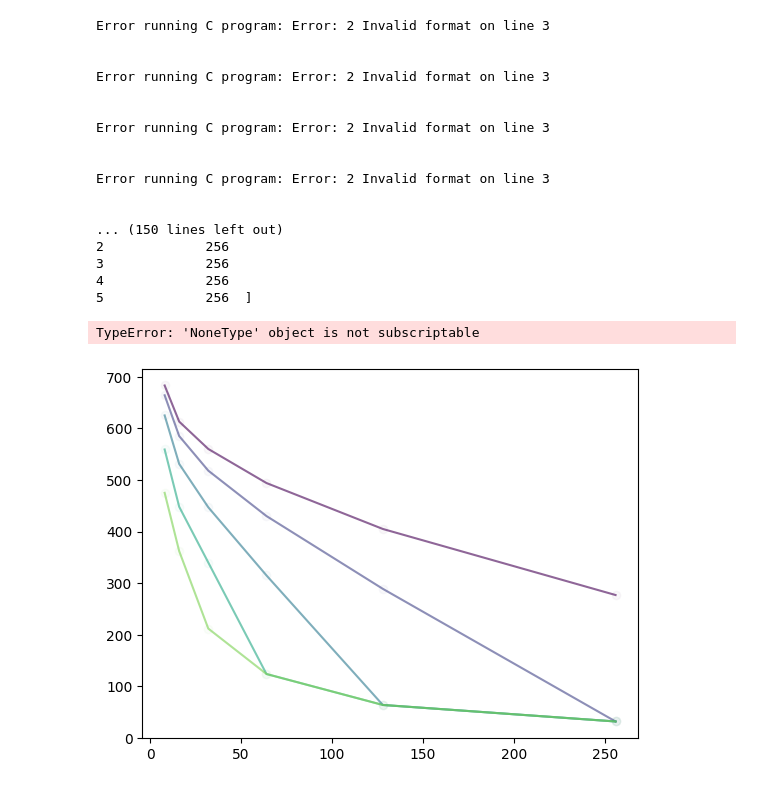
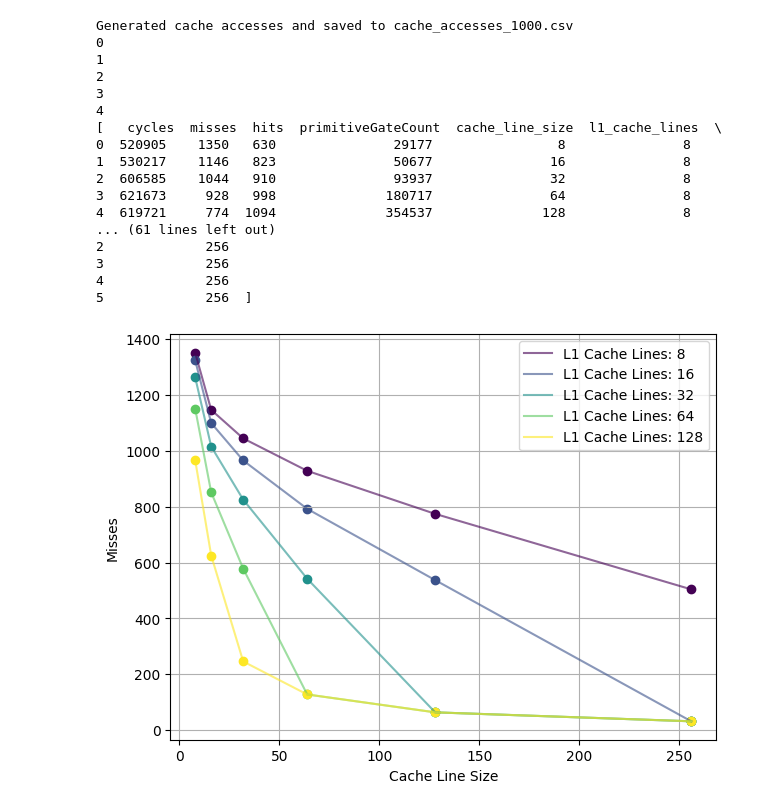
Before and after one commit to jkr11/cache_simulation, a Jupyter notebook: test.ipynb, the cells around one changed output. Cells and saved outputs as stored; diff of their text form; code cells hidden in the pictures.

```diff
--- a/test.ipynb
+++ b/test.ipynb
@@ -89,13 +95,13 @@ def save_accesses_to_csv(num_operations=500):
 
 
 
-def run_c_program(cache_line_size, l1_cache_lines, l2_cache_lines):
+def run_c_program(num,cache_line_size, l1_cache_lines, l2_cache_lines):
   command = [
       "./project", "-c", "10000000", "--cacheline-size",
       str(cache_line_size), "--l1-lines",
       str(l1_cache_lines), "--l2-lines",
       str(l2_cache_lines), "--l1-latency", "4", "--l2-latency", "16",
-      "--memory-latency", "400", "--tf=tracefile", f"cache_accesses_500.csv"
+      "--memory-latency", "400", "--tf=tracefile", f"cache_accesses_{num}.csv"
   ]
 
   result = subprocess.run(command, capture_output=True, text=True)
@@ -119,12 +124,12 @@ l1_cache_lines = [8,16, 32, 64, 128]
 l2_cache_lines = [64, 128, 256]
 column_names = ['cycles', 'misses', 'hits', 'primitiveGateCount']
 result_list = [None] * (len(l1_cache_lines))
-generate_cache_accesses(500)
+save_accesses_to_csv(1000,density='sparse')
 for i,l1_lines in enumerate(l1_cache_lines):
   results_df = pd.DataFrame()
   for cache_line_size in cache_line_sizes:
       for l2_lines in [256]:
-        run_c_program(cache_line_size, l1_lines, l2_lines)
+        run_c_program(1000,cache_line_size, l1_lines, l2_lines)
         filename = 'results.csv'
         df = pd.DataFrame()
         df = read_results_from_csv(filename)
@@ -137,19 +142,19 @@ for i,l1_lines in enumerate(l1_cache_lines):
 
 print(result_list)
 # %% [output]
-Error running C program: Error: 2 Invalid format on line 3
-
-
-Error running C program: Error: 2 Invalid format on line 3
-
-
-Error running C program: Error: 2 Invalid format on line 3
-
-
-Error running C program: Error: 2 Invalid format on line 3
-
-
-... (150 lines left out)
+Generated cache accesses and saved to cache_accesses_1000.csv
+0
+1
+2
+3
+4
+[   cycles  misses  hits  primitiveGateCount  cache_line_size  l1_cache_lines  \
+0  520905    1350   630               29177                8               8
+1  530217    1146   823               50677               16               8
+2  606585    1044   910               93937               32               8
+3  621673     928   998              180717               64               8
+4  619721     774  1094              354537              128               8
+... (61 lines left out)
 2             256
 3             256
 4             256
@@ -163,33 +168,32 @@ colors = plt.cm.viridis(np.linspace(0, 1, len(result_list)))
 #for d in result_list:
 #  for cls in cache_line_sizes:
 #    subset = d[d['cache_line_size'] == cls]
 #    print(subset)
 #    plt.plot(subset['cache_line_size'],
 #             subset['misses'],
 #             label=f'Cache Line Size vs misses {cls}',
 #             marker='o',
 #             linestyle='-')
 #
 #plt.xlabel("Cache Line Size")
 #plt.ylabel("misses")
 #plt.grid(True)
 #plt.tight_layout()
 #plt.show()
 
 for i,d in enumerate(result_list):
   color = colors[i]
   x = d['cache_line_size']
   y = d['misses']
 
   plt.plot(x,y, label = f"L1 Cache Lines: {l1_cache_lines[i]}",color = color,alpha=0.6)
-  plt.scatter(x, y, color=color, marker='o',alpha=0.03)
+  plt.scatter(x, y, color=color, marker='o')
 
 plt.xlabel("Cache Line Size")
 plt.ylabel("Misses")
 plt.grid(True)
 plt.legend()
 plt.tight_layout()
 plt.show()
 # %% [output]
-TypeError: 'NoneType' object is not subscriptable
-[figure, old version]
+[figure, new version]
```
Also changed, not shown: parts of 8 cells of this notebook, 30 other files.
